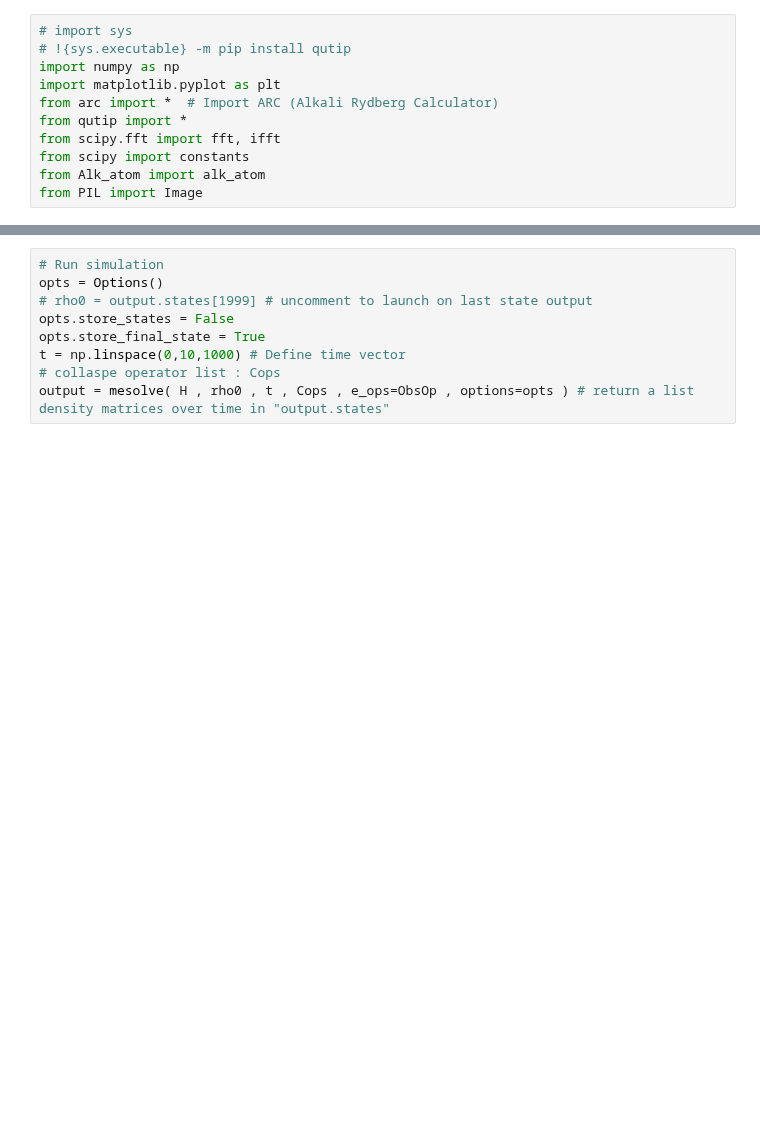
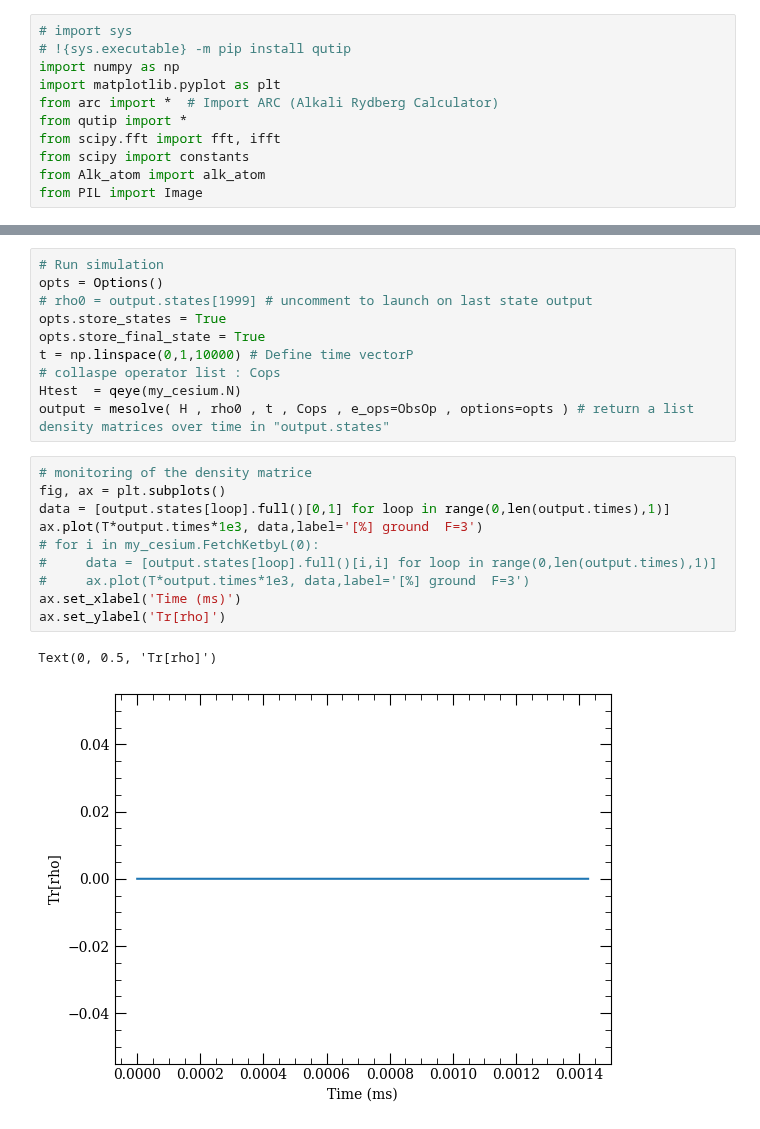
Before and after one commit to maimounabocoum/Mai-Qtip, a Jupyter notebook: PUMPING.ipynb, the cells around one changed output, grey strips where cells are left out. Saved outputs shown, nothing was run; the diff lists cells and outputs as text; blank space fills up the shorter version.

```diff
--- a/PUMPING.ipynb
+++ b/PUMPING.ipynb
@@ -377,11 +387,25 @@ for i in range(-4,5):
 # Run simulation
 opts = Options()
 # rho0 = output.states[1999] # uncomment to launch on last state output
-opts.store_states = False
+opts.store_states = True
 opts.store_final_state = True
-t = np.linspace(0,10,1000) # Define time vector
+t = np.linspace(0,1,10000) # Define time vectorP
 # collaspe operator list : Cops
+Htest  = qeye(my_cesium.N)
 output = mesolve( H , rho0 , t , Cops , e_ops=ObsOp , options=opts ) # return a list density matrices over time in "output.states"
+# %%
+# monitoring of the density matrice
+fig, ax = plt.subplots()
+data = [output.states[loop].full()[0,1] for loop in range(0,len(output.times),1)]
+ax.plot(T*output.times*1e3, data,label='[%] ground  F=3')
+# for i in my_cesium.FetchKetbyL(0):
+#     data = [output.states[loop].full()[i,i] for loop in range(0,len(output.times),1)]
+#     ax.plot(T*output.times*1e3, data,label='[%] ground  F=3')
+ax.set_xlabel('Time (ms)')
+ax.set_ylabel('Tr[rho]')
+# %% [output]
+Text(0, 0.5, 'Tr[rho]')
+[figure, added]
 # %%
 # print(population density on each hyperfine level)
 # for i in range(0,len(t)):
```
Also changed, not shown: parts of 8 cells of this notebook, 3 other files.
